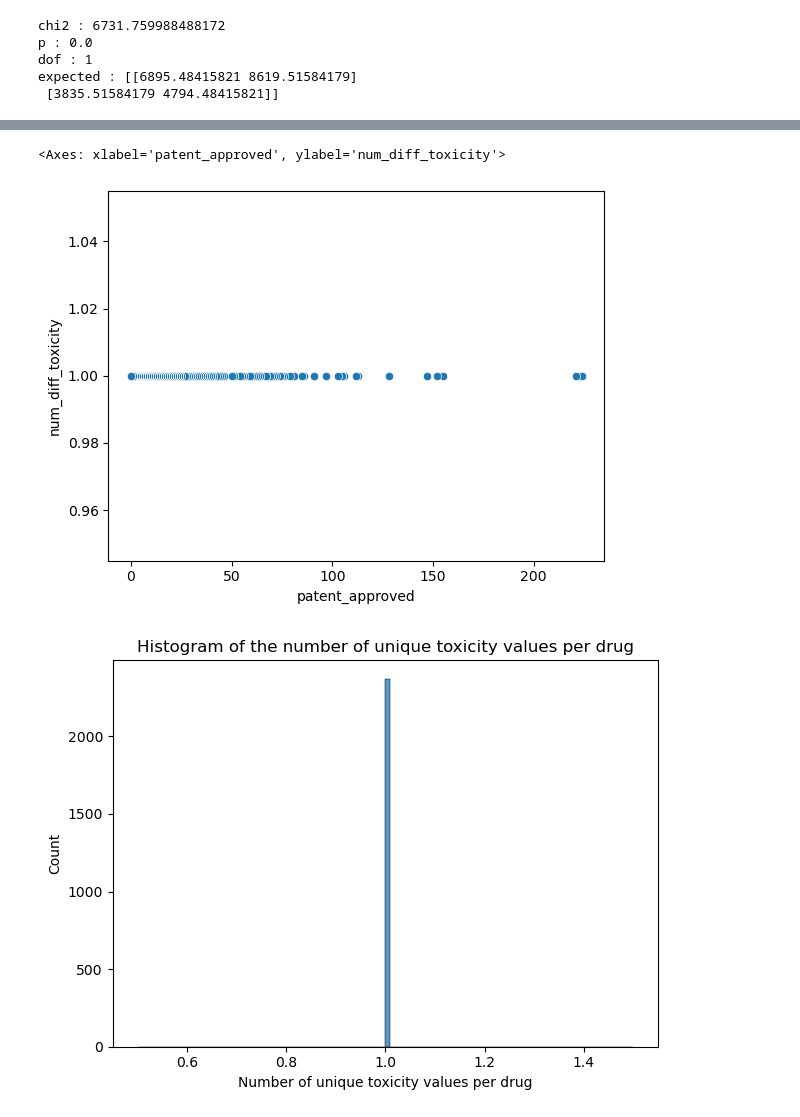
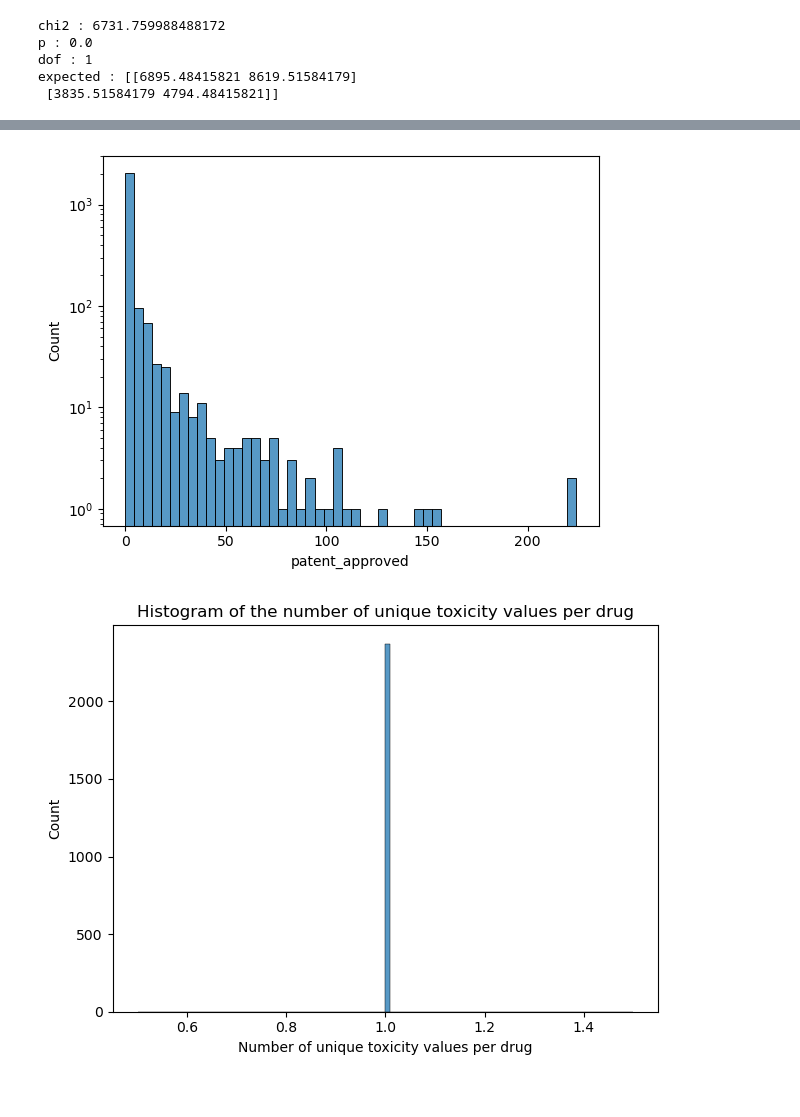
Before and after one commit to epfl-ada/ada-2024-project-hyperbabbage, a Jupyter notebook: trials_mathis.ipynb, the cells around one changed output, grey strips where cells are left out. Cells and saved outputs as stored; diff of their text form; code cells hidden in the pictures.

Commit message:
2024-12-11 toxicity continued

```diff
--- a/trials_mathis.ipynb
+++ b/trials_mathis.ipynb
@@ -281,8 +303,8 @@ expected : [[6895.48415821 8619.51584179]
 # %%
-sns.scatterplot(grouped_df,x="patent_approved",y="num_diff_toxicity")
+sns.histplot(grouped_df,x="patent_approved",bins=50)
+plt.yscale("log")
 # %% [output]
-<Axes: xlabel='patent_approved', ylabel='num_diff_toxicity'>
-[figure, old version]
+[figure, new version]
 # %%
 # plot the the number of unique toxicity values per drug
 # plt.figure(figsize=(5,5))
```
Also changed, not shown: parts of 22 cells of this notebook.
